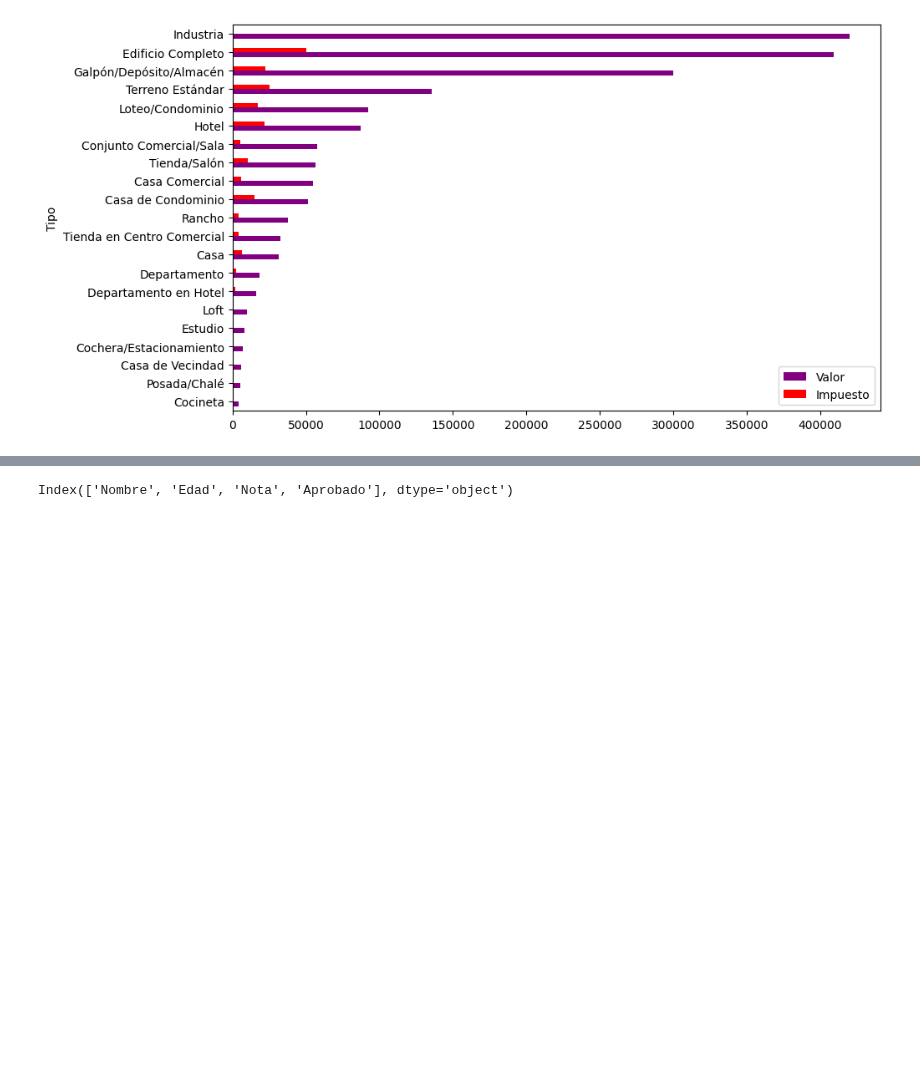
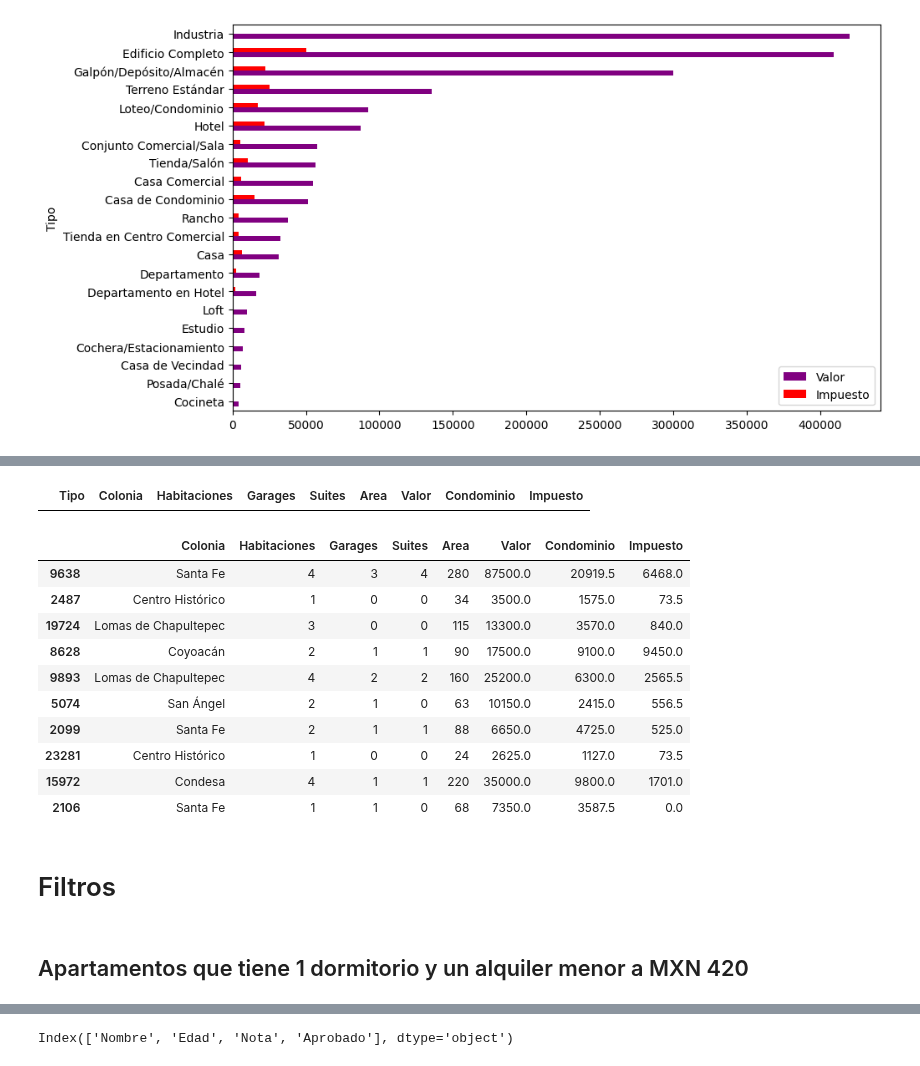
Before and after one commit to HJuliamPR/ColabPython, a Jupyter notebook: inmuebles_cdmx.ipynb, the cells around one changed output, grey strips where cells are left out. Cells and saved outputs as stored; diff of their text form; code cells hidden in the pictures; blank space fills up the shorter version.

```diff
--- a/inmuebles_cdmx.ipynb
+++ b/inmuebles_cdmx.ipynb
@@ -125,0 +184,2 @@ Data.Tipo.unique()
+# %%
+Data_Departamento = Data.query("Tipo == 'Departamento'")
@@ -125,0 +210,29 @@ Data.Tipo.unique()
+# %%
+Data_Departamento = Data_Departamento.fillna(0)
+DataRemover = Data_Departamento.query("Valor == 0 | Condominio == 0").index
+# %%
+Data_Departamento.drop(DataRemover,axis=0, inplace=True)
+# %%
+Data_Departamento.query("Valor == 0 | Condominio == 0")
+# %% [output]
+|  | Tipo | Colonia | Habitaciones | Garages | Suites | Area | Valor | Condominio | Impuesto |
+# %%
+# Data_Departamento["Tipo"].unique()
+# Data_Departamento.drop("Tipo", axis=1, inplace=True)
+Data_Departamento.sample(10)
+# %% [output]
+|  | Colonia | Habitaciones | Garages | Suites | Area | Valor | Condominio | Impuesto |
+| 9638 | Santa Fe | 4 | 3 | 4 | 280 | 87500.0 | 20919.5 | 6468.0 |
+| 2487 | Centro Histórico | 1 | 0 | 0 | 34 | 3500.0 | 1575.0 | 73.5 |
+| 19724 | Lomas de Chapultepec | 3 | 0 | 0 | 115 | 13300.0 | 3570.0 | 840.0 |
+| 8628 | Coyoacán | 2 | 1 | 1 | 90 | 17500.0 | 9100.0 | 9450.0 |
+| 9893 | Lomas de Chapultepec | 4 | 2 | 2 | 160 | 25200.0 | 6300.0 | 2565.5 |
+| 5074 | San Ángel | 2 | 1 | 0 | 63 | 10150.0 | 2415.0 | 556.5 |
+| 2099 | Santa Fe | 2 | 1 | 1 | 88 | 6650.0 | 4725.0 | 525.0 |
+| 23281 | Centro Histórico | 1 | 0 | 0 | 24 | 2625.0 | 1127.0 | 73.5 |
+| 15972 | Condesa | 4 | 1 | 1 | 220 | 35000.0 | 9800.0 | 1701.0 |
+| 2106 | Santa Fe | 1 | 1 | 0 | 68 | 7350.0 | 3587.5 | 0.0 |
+# %% [markdown]
+# Filtros
+# %% [markdown]
+## Apartamentos que tiene 1 dormitorio y un alquiler menor a MXN 420
```
Also changed, not shown: parts of 32 cells of this notebook.
